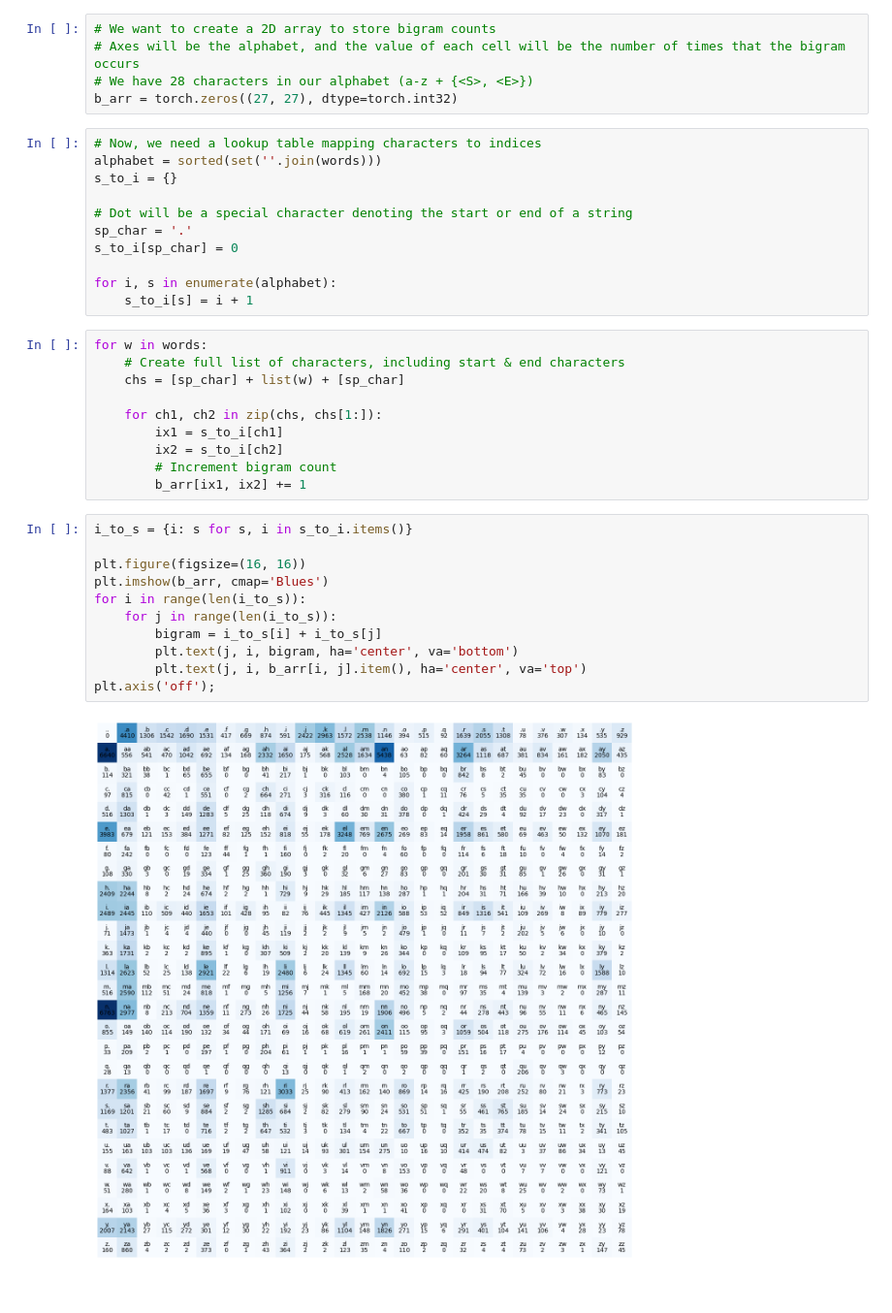
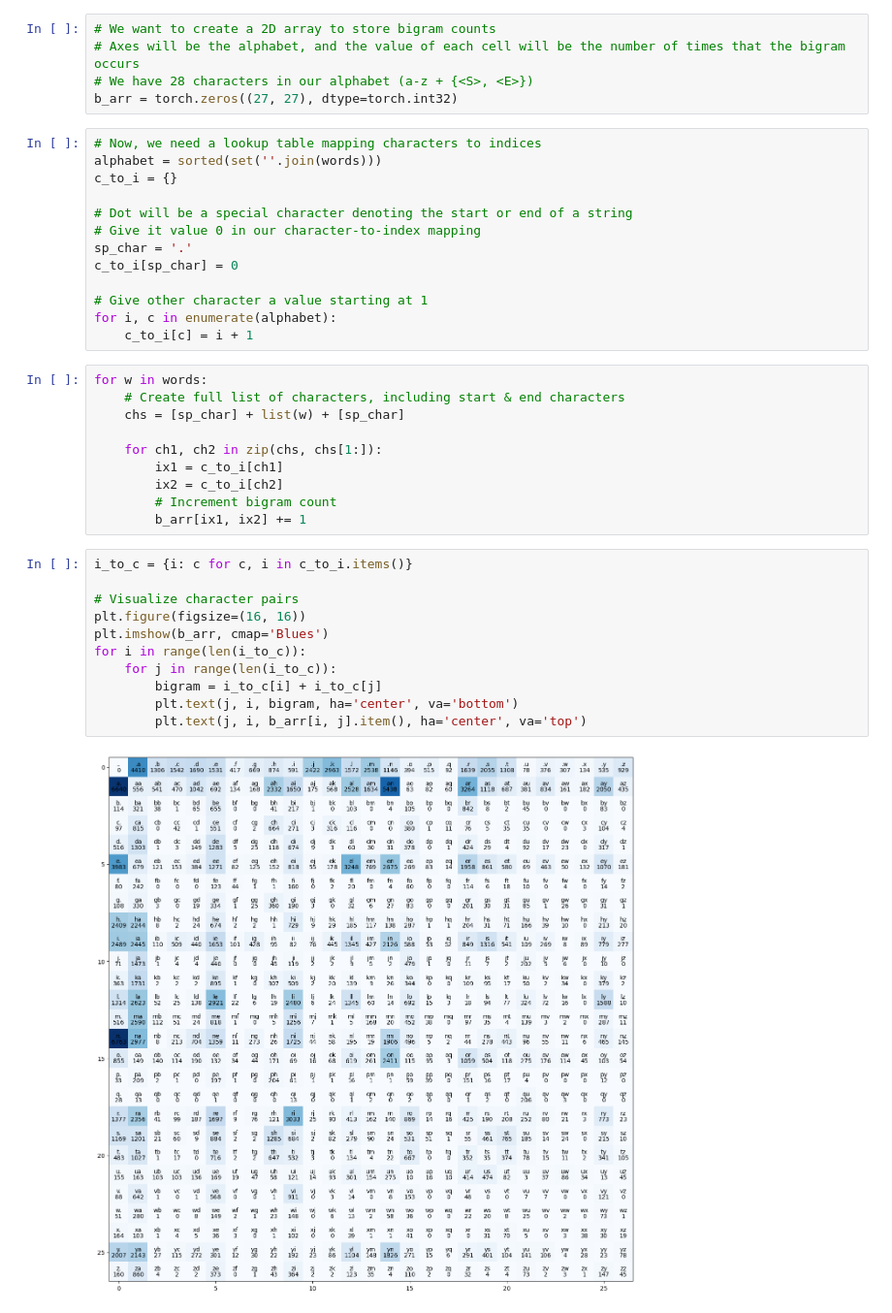
Before and after one commit to karpathy/makemore, a Jupyter notebook: build_makemore.ipynb, the cells around one changed output. Shown at 97% size. Saved outputs shown, nothing was run; the diff lists cells and outputs as text.

```diff
--- a/build_makemore.ipynb
+++ b/build_makemore.ipynb
@@ -24,34 +29,36 @@ b_arr = torch.zeros((27, 27), dtype=torch.int32)
 # %%
 # Now, we need a lookup table mapping characters to indices
 alphabet = sorted(set(''.join(words)))
-s_to_i = {}
+c_to_i = {}
 
 # Dot will be a special character denoting the start or end of a string
+# Give it value 0 in our character-to-index mapping
 sp_char = '.'
-s_to_i[sp_char] = 0
+c_to_i[sp_char] = 0
 
-for i, s in enumerate(alphabet):
-    s_to_i[s] = i + 1
+# Give other character a value starting at 1
+for i, c in enumerate(alphabet):
+    c_to_i[c] = i + 1
 # %%
 for w in words:
     # Create full list of characters, including start & end characters
     chs = [sp_char] + list(w) + [sp_char]
 
     for ch1, ch2 in zip(chs, chs[1:]):
-        ix1 = s_to_i[ch1]
-        ix2 = s_to_i[ch2]
+        ix1 = c_to_i[ch1]
+        ix2 = c_to_i[ch2]
         # Increment bigram count
         b_arr[ix1, ix2] += 1
 # %%
-i_to_s = {i: s for s, i in s_to_i.items()}
+i_to_c = {i: c for c, i in c_to_i.items()}
 
+# Visualize character pairs
 plt.figure(figsize=(16, 16))
 plt.imshow(b_arr, cmap='Blues')
-for i in range(len(i_to_s)):
-    for j in range(len(i_to_s)):
-        bigram = i_to_s[i] + i_to_s[j]
+for i in range(len(i_to_c)):
+    for j in range(len(i_to_c)):
+        bigram = i_to_c[i] + i_to_c[j]
         plt.text(j, i, bigram, ha='center', va='bottom')
         plt.text(j, i, b_arr[i, j].item(), ha='center', va='top')
-plt.axis('off');
 # %% [output]
-[figure, old version]
+[figure, new version]
```
Also changed, not shown: parts of 16 cells of this notebook.
